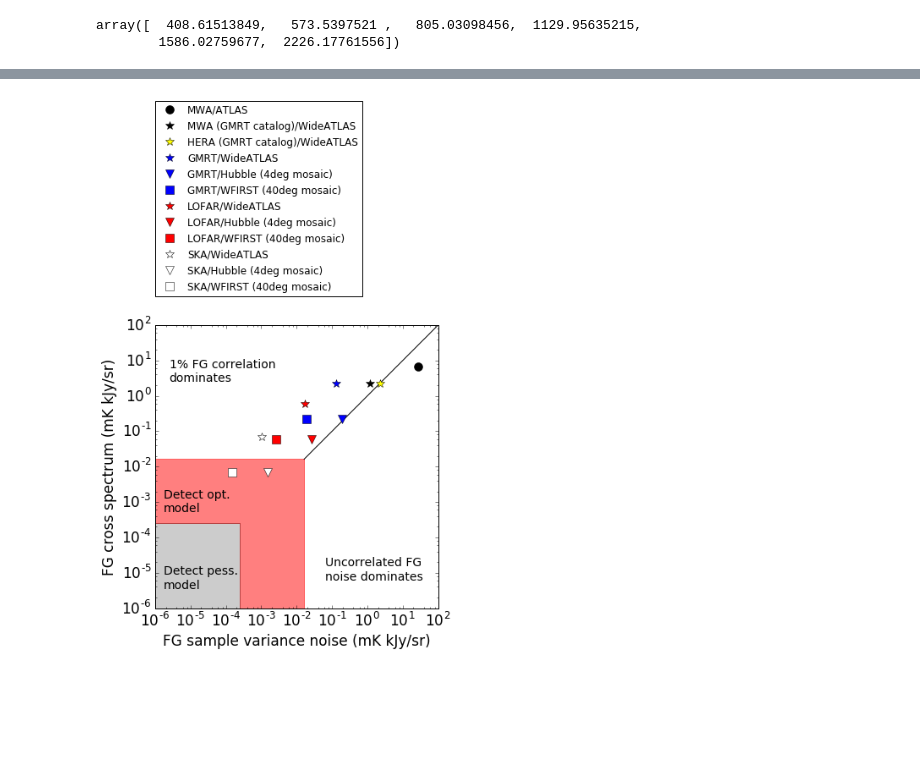
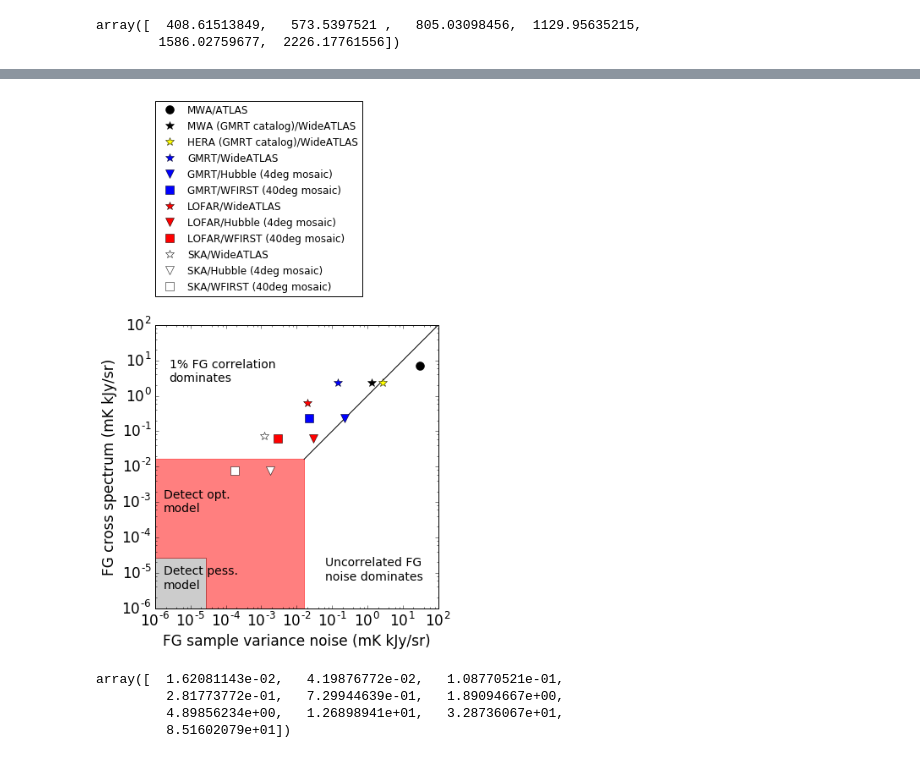
Before and after one commit to abrahamneben/21cmIRxcor, a Jupyter notebook: compute_cross_spectrum_with_stacked_IR_frames_rereduction-better-ir-masking-quad-estimator.ipynb, the cells around one changed output, grey strips where cells are left out. Drawn from its saved outputs; the diff is of its cells as text; code cells hidden in the pictures; blank space fills up the shorter version.

Commit message:
new expt study plot

```diff
--- a/compute_cross_spectrum_with_stacked_IR_frames_rereduction-better-ir-masking-quad-estimator.ipynb
+++ b/compute_cross_spectrum_with_stacked_IR_frames_rereduction-better-ir-masking-quad-estimator.ipynb
@@ -671,8 +662,8 @@ hubble = ['Hubble (4deg mosaic)',4.,.01,'v']
 wfirst = ['WFIRST (40deg mosaic)',40.,.01,'s']
 
 
-poptmean = np.max(lbins_2Dsim_opt**2/(2*np.pi)*np.abs(xspec_2Dsim_opt)*1.e3)
-ppessmean = np.max(lbins_2Dsim_pess**2/(2*np.pi)*np.abs(xspec_2Dsim_pess)*1.e3)
+poptmean = lbins_2Dsim_opt[0]**2/(2*np.pi)*np.abs(xspec_2Dsim_opt[0])*1.e3
+ppessmean = lbins_2Dsim_pess[0]**2/(2*np.pi)*np.abs(xspec_2Dsim_pess[0])*1.e3
 v = 10.**np.linspace(np.log10(poptmean),2)
 plt.loglog(v,v,'k-')
 
@@ -693,36 +684,43 @@ for i in range(len(expt_pairs)):
     expt_pair = expt_pairs[i]
 
     rad_expt, ir_expt = expt_pair
     rad_expt_name, dtheta_amin, flux_limit_mJy, radio_fg_res_power_rel_mwa,col = rad_expt
     ir_expt_name, fov_deg, ir_fg_res_power_rel_atlas,mark  = ir_expt
     sty = mark
 
-    plt.loglog(np.min(dDeltaSq)*(fov_deg_curr/fov_deg)*(dtheta_amin/dtheta_amin_curr)*sqrt(ir_fg_res_power_rel_atlas*radio_fg_res_power_rel_mwa),\
-           cfg*np.min(np.sqrt(Delta21Sq*DeltairSq))*sqrt(ir_fg_res_power_rel_atlas*radio_fg_res_power_rel_mwa),sty,label=rad_expt_name+'/'+ir_expt_name,markersize=10,color=col)
+    plt.loglog((dDeltaSq[0])*(fov_deg_curr/fov_deg)*(dtheta_amin/dtheta_amin_curr)*sqrt(ir_fg_res_power_rel_atlas*radio_fg_res_power_rel_mwa),\
+           cfg*(np.sqrt(Delta21Sq[0]*DeltairSq[0]))*sqrt(ir_fg_res_power_rel_atlas*radio_fg_res_power_rel_mwa),sty,label=rad_expt_name+'/'+ir_expt_name,markersize=10,color=col)
 
 
 plt.fill_between([1.e-8,ppessmean,ppessmean,poptmean], [ppessmean,ppessmean,1.e-8,1.e-8], [poptmean,poptmean,poptmean,poptmean],alpha=.5,color='red')
 plt.fill_between([1.e-8,ppessmean], [1.e-8,1.e-8], [ppessmean,ppessmean],alpha=.2,color='black')
 
 plt.legend(fontsize=12,loc=(0,1.1),numpoints=1)
 
 ax = plt.gca()
 plt.text(.05,.8,'1% FG correlation\ndominates',fontsize=14,transform=ax.transAxes)
 plt.text(.6,.1,'Uncorrelated FG\nnoise dominates',fontsize=14,transform=ax.transAxes)
 
 plt.text(.03,.34,'Detect opt.\nmodel',fontsize=14,transform=ax.transAxes)
 plt.text(.03,.07,'Detect pess.\nmodel',fontsize=14,transform=ax.transAxes)
 
 plt.xlabel('FG sample variance noise (mK kJy/sr)')
 plt.ylabel('FG cross spectrum (mK kJy/sr)')
 
 plt.ylim([1.e-6,1.e2])
 plt.xlim([1.e-6,1.e2])
 plt.axes().set_aspect('equal')
 
 plt.savefig('noise_vs_corr_expt_study.pdf',bbox_inches='tight')
 # %% [output]
-[figure, old version]
+[figure, new version]
+# %%
+poptmean
+# %% [output]
+array([  1.62081143e-02,   4.19876772e-02,   1.08770521e-01,
+         2.81773772e-01,   7.29944639e-01,   1.89094667e+00,
+         4.89856234e+00,   1.26898941e+01,   3.28736067e+01,
+         8.51602079e+01])
 # %%
 rad_expts = [mwa,mwa_gmrtcat,hera_gmrtcat,gmrt,lofar,ska]
 ir_expts = [atlas,wideatlas,hubble,wfirst]
```
Also changed, not shown: parts of 9 cells of this notebook, 2 other files.
